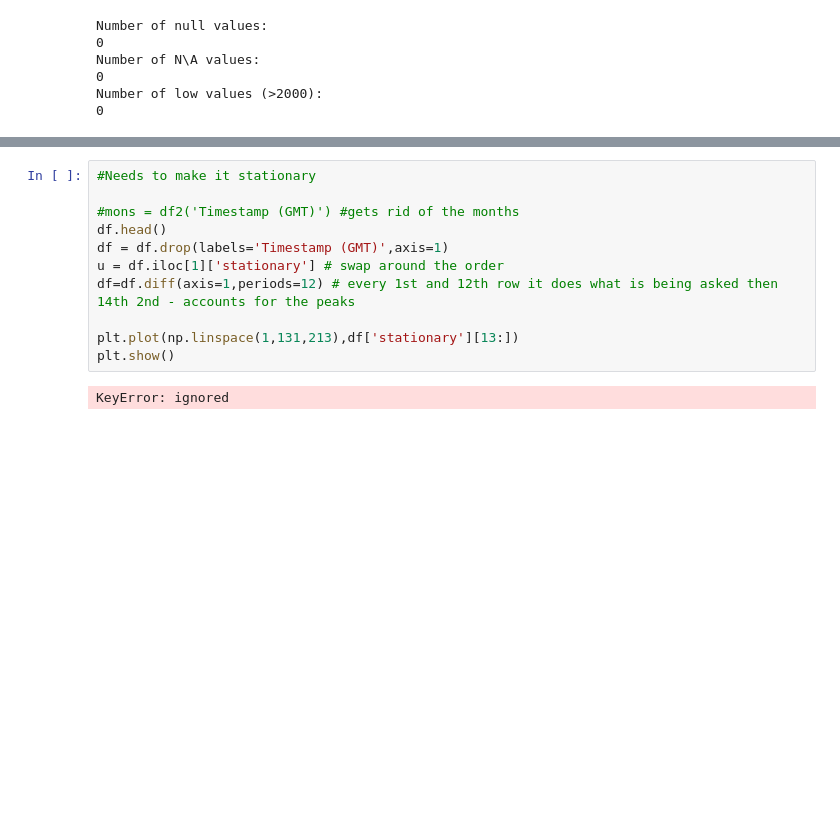
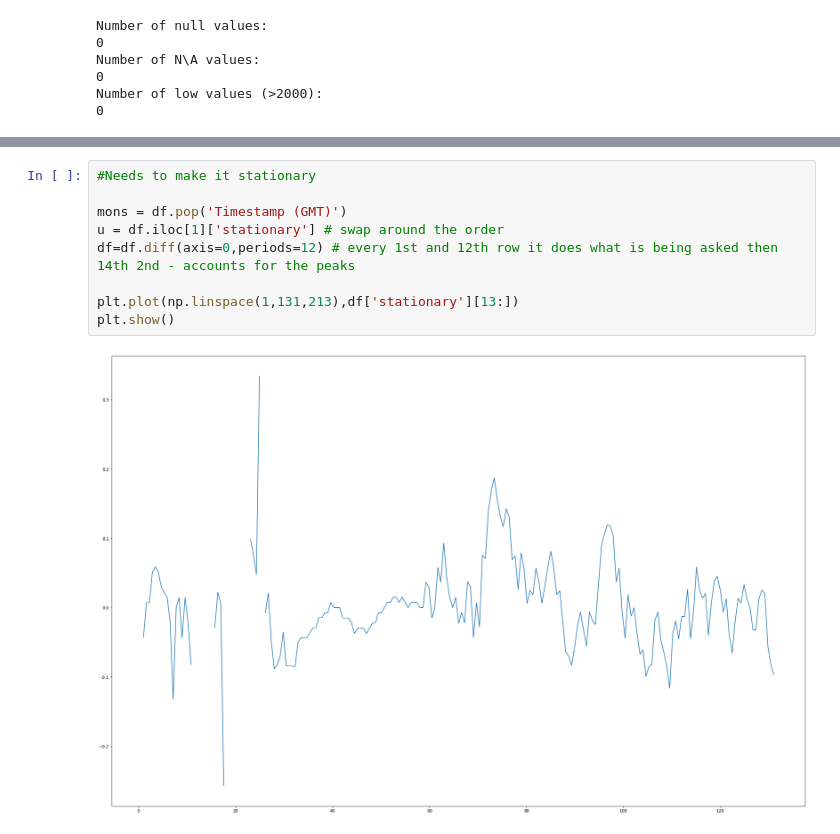
Before and after one commit to YazCodes/heartRatePrediction, a Jupyter notebook: Lorenz_heart_rate_prediction.ipynb, the cells around one changed output, grey strips where cells are left out. Saved outputs shown, nothing was run; the diff lists cells and outputs as text; blank space fills up the shorter version.

```diff
--- a/Lorenz_heart_rate_prediction.ipynb
+++ b/Lorenz_heart_rate_prediction.ipynb
@@ -106,13 +106,11 @@ df.head()
 # %%
 #Needs to make it stationary
 
-#mons = df2('Timestamp (GMT)') #gets rid of the months
-df.head()
-df = df.drop(labels='Timestamp (GMT)',axis=1)
+mons = df.pop('Timestamp (GMT)')
 u = df.iloc[1]['stationary'] # swap around the order
-df=df.diff(axis=1,periods=12) # every 1st and 12th row it does what is being asked then 14th 2nd - accounts for the peaks
+df=df.diff(axis=0,periods=12) # every 1st and 12th row it does what is being asked then 14th 2nd - accounts for the peaks
 
 plt.plot(np.linspace(1,131,213),df['stationary'][13:])
 plt.show()
 # %% [output]
-KeyError: ignored
+[figure, added]
```
Also changed, not shown: parts of 6 cells of this notebook.
